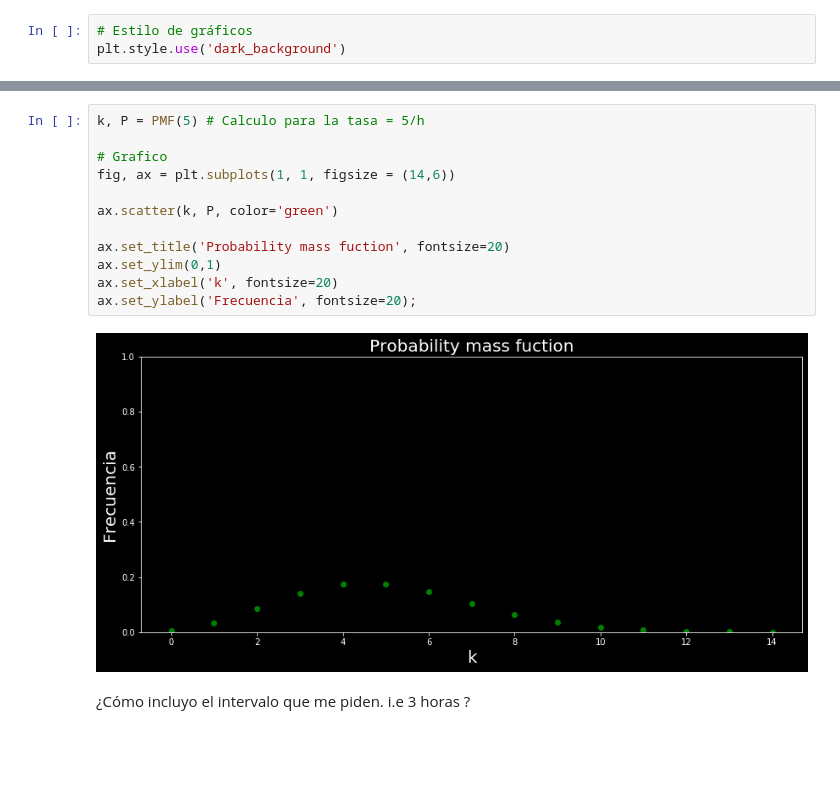
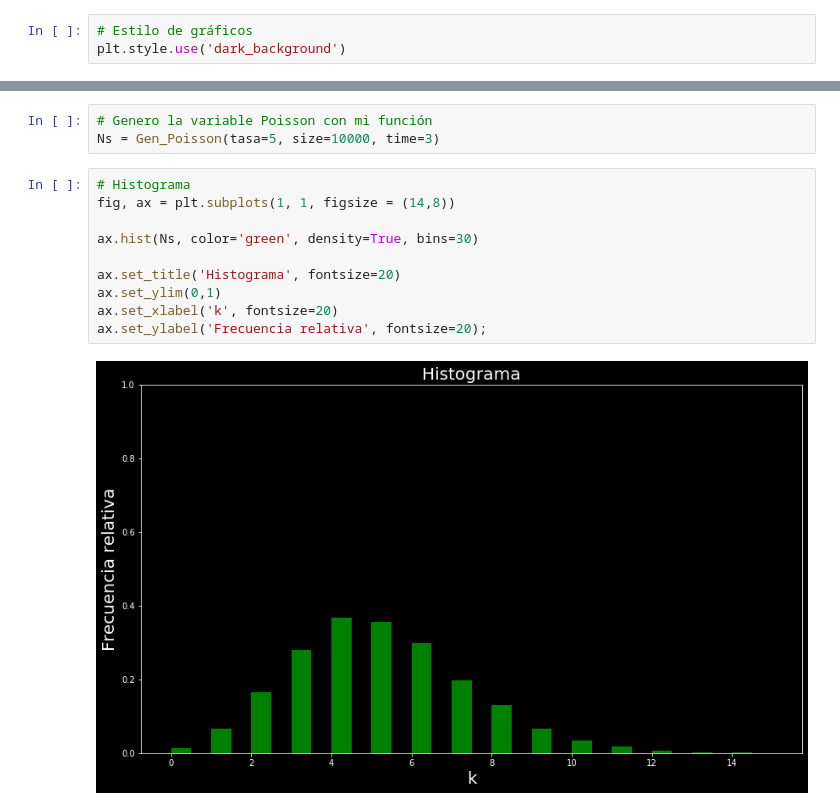
Before and after one commit to MatiasNRamos/Astrometria, a Jupyter notebook: Guia_2/Problema_5.ipynb, the cells around one changed output, grey strips where cells are left out. Saved outputs shown, nothing was run; the diff lists cells and outputs as text; blank space fills up the shorter version.

```diff
--- a/Guia_2/Problema_5.ipynb
+++ b/Guia_2/Problema_5.ipynb
@@ -46,16 +58,15 @@ def PMF(Tasa):
+# %%
+# Genero la variable Poisson con mi función
+Ns = Gen_Poisson(tasa=5, size=10000, time=3)
 # %%
-k, P = PMF(5) # Calculo para la tasa = 5/h
+# Histograma
+fig, ax = plt.subplots(1, 1, figsize = (14,8))
 
-# Grafico
-fig, ax = plt.subplots(1, 1, figsize = (14,6))
+ax.hist(Ns, color='green', density=True, bins=30)
 
-ax.scatter(k, P, color='green')
-
-ax.set_title('Probability mass fuction', fontsize=20)
+ax.set_title('Histograma', fontsize=20)
 ax.set_ylim(0,1)
 ax.set_xlabel('k', fontsize=20)
-ax.set_ylabel('Frecuencia', fontsize=20);
+ax.set_ylabel('Frecuencia relativa', fontsize=20);
 # %% [output]
-[figure, old version]
+[figure, new version]
-# %% [markdown]
-¿Cómo incluyo el intervalo que me piden. i.e 3 horas ?
```
Also changed, not shown: parts of 4 cells of this notebook, 3 other files.
